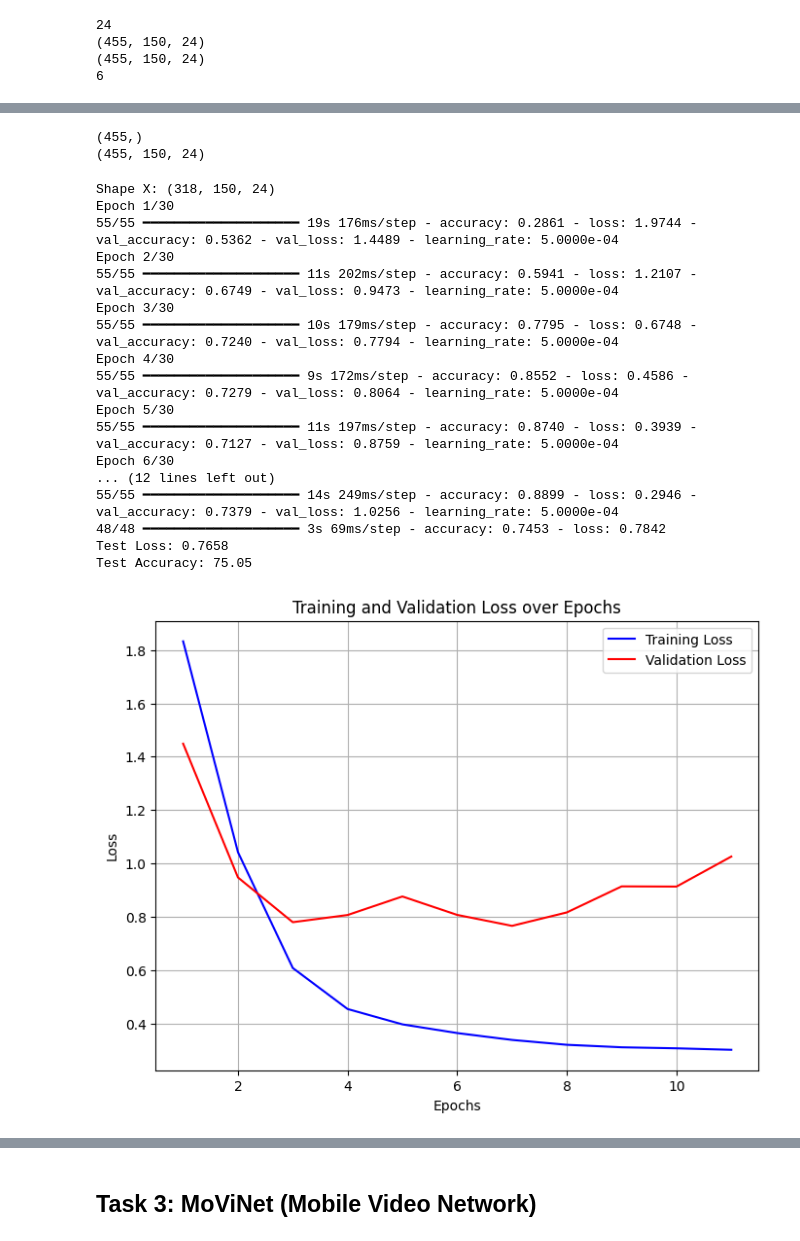
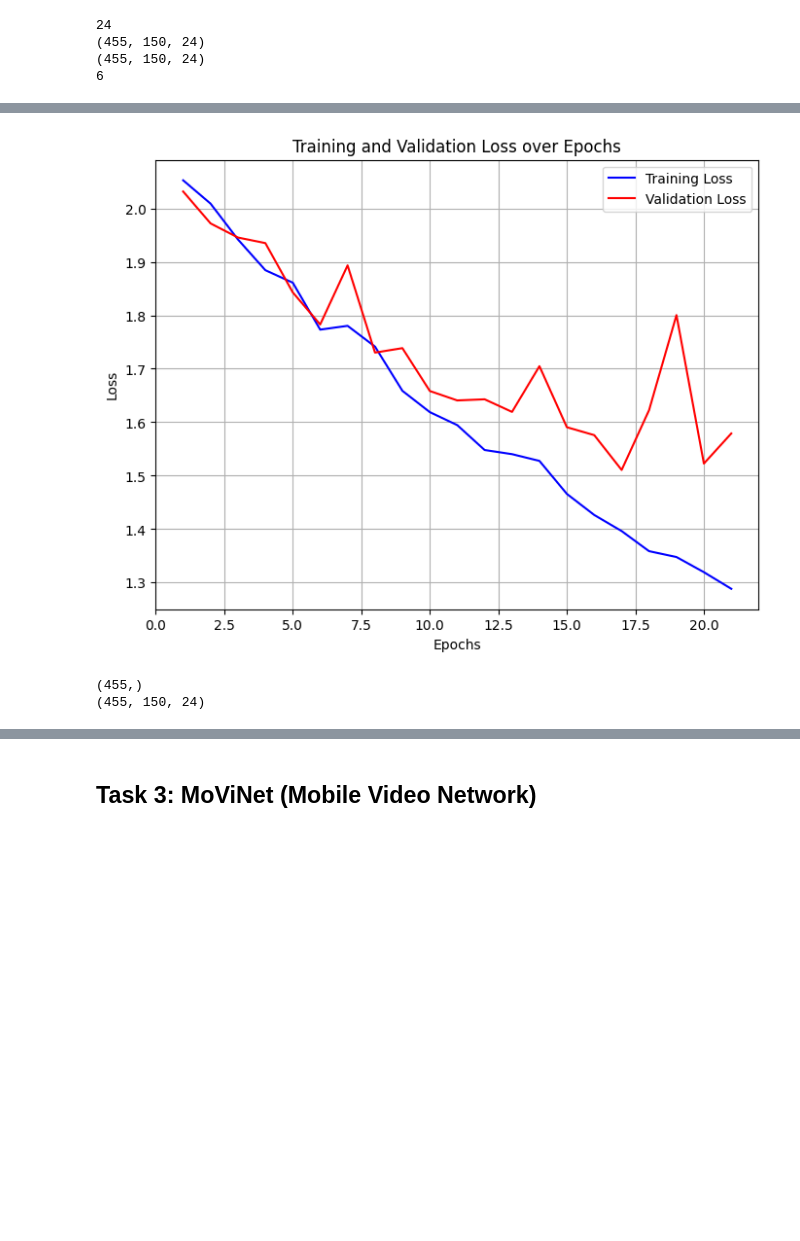
Before and after one commit to linahagberg/Assignment_4_Lina_Ella, a Jupyter notebook: Lina_Ella__assingment4.ipynb, the cells around one changed output, grey strips where cells are left out. Saved outputs shown, nothing was run; the diff lists cells and outputs as text; code cells hidden in the pictures; blank space fills up the shorter version.

```diff
--- a/Lina_Ella__assingment4.ipynb
+++ b/Lina_Ella__assingment4.ipynb
@@ -792,12 +837,12 @@ print(np.isnan(X_body).sum())
 # %%
 #getting velocity and acceleration from the points
 
-(num_videos,seq_length, points) = X_body.shape
+(num_videos,seq_length, points) = X_normalized_bbox.shape
 vel_all = np.zeros((num_videos,seq_length-1,int(points/2),2))
 acc_all = np.zeros((num_videos,seq_length-2,int(points/2),2))
 vel_name = []
 acc_name = []
-for idx,video in enumerate(X_body):
+for idx,video in enumerate(X_normalized_bbox):
     reshaped_sample = video.reshape(seq_length, int(points/2), 2)
     vel_video = np.zeros((seq_length-1,int(points/2),2))
     acc_video = np.zeros((seq_length-2,int(points/2),2))
@@ -851,12 +896,0 @@ print(np.isnan(angle_data).sum())
-# %%
-def get_test_train(X, y):
-    X_train, X_test, y_train, y_test = train_test_split(X, y, test_size=0.3, random_state=42)
-    print(f"Shape X: {X_train.shape}")  # Should be (318, 150, 26)
-    from sklearn.preprocessing import LabelEncoder
-    encoder = LabelEncoder()
-    y_train_encoded = encoder.fit_transform(y_train)  # Convert string labels to numbers
-    y_train_encoded = tf.keras.utils.to_categorical(y_train_encoded)  # One-hot encode labels
-    y_test_encoded = encoder.fit_transform(y_test)
-    y_test_encoded = tf.keras.utils.to_categorical(y_test_encoded)
-
-    return X_train, X_test, y_train_encoded, y_test_encoded
@@ -915,4 +897,22 @@ def train_model(X,y,model):
-# %%
-# Skapa en instans av modellen
-model = CustomModel()
-train_model(data_bio, y_bio, model)
+# %%
+# Skapa en instans av modellen
+model2 = CustomModel()
+
+
+# Compile model
+optimizer = Adam(learning_rate=0.0005, clipnorm=1.0)
+model2.compile(optimizer=optimizer, loss='categorical_crossentropy', metrics=['accuracy'])
+
+
+# Example usage
+window_size = 50
+stride = 10
+X_train_sliding, y_train_sliding = create_sliding_windows(X_train,y_train, window_size, stride)
+X_test_sliding, y_test_sliding = create_sliding_windows(X_test,y_test, window_size, stride)
+
+
+X_train,X_test,  y_train, y_test, encoder =get_test_train(data_bio, y_bio)
+batch_size = 64
+epochs = 30
+loss, accuracy = train_model( model2, epochs,batch_size,X_train_sliding, y_train_sliding, X_test_sliding,y_test_sliding)
+# %% [output]
@@ -919,28 +936,7 @@ train_model(data_bio, y_bio, model)
+[figure, added]
 # %%
 print(y_bio.shape)
 print(padded_vel.shape)
 # %% [output]
 (455,)
 (455, 150, 24)
-# %%
-model2 = CustomModel()
-train_model(padded_vel,y_bio, model2)
-# %% [output]
-Shape X: (318, 150, 24)
-Epoch 1/30
-55/55 ━━━━━━━━━━━━━━━━━━━━ 19s 176ms/step - accuracy: 0.2861 - loss: 1.9744 - val_accuracy: 0.5362 - val_loss: 1.4489 - learning_rate: 5.0000e-04
-Epoch 2/30
-55/55 ━━━━━━━━━━━━━━━━━━━━ 11s 202ms/step - accuracy: 0.5941 - loss: 1.2107 - val_accuracy: 0.6749 - val_loss: 0.9473 - learning_rate: 5.0000e-04
-Epoch 3/30
-55/55 ━━━━━━━━━━━━━━━━━━━━ 10s 179ms/step - accuracy: 0.7795 - loss: 0.6748 - val_accuracy: 0.7240 - val_loss: 0.7794 - learning_rate: 5.0000e-04
-Epoch 4/30
-55/55 ━━━━━━━━━━━━━━━━━━━━ 9s 172ms/step - accuracy: 0.8552 - loss: 0.4586 - val_accuracy: 0.7279 - val_loss: 0.8064 - learning_rate: 5.0000e-04
-Epoch 5/30
-55/55 ━━━━━━━━━━━━━━━━━━━━ 11s 197ms/step - accuracy: 0.8740 - loss: 0.3939 - val_accuracy: 0.7127 - val_loss: 0.8759 - learning_rate: 5.0000e-04
-Epoch 6/30
-... (12 lines left out)
-55/55 ━━━━━━━━━━━━━━━━━━━━ 14s 249ms/step - accuracy: 0.8899 - loss: 0.2946 - val_accuracy: 0.7379 - val_loss: 1.0256 - learning_rate: 5.0000e-04
-48/48 ━━━━━━━━━━━━━━━━━━━━ 3s 69ms/step - accuracy: 0.7453 - loss: 0.7842
-Test Loss: 0.7658
-Test Accuracy: 75.05
-[figure, removed]
```
Also changed, not shown: parts of 25 cells of this notebook.
